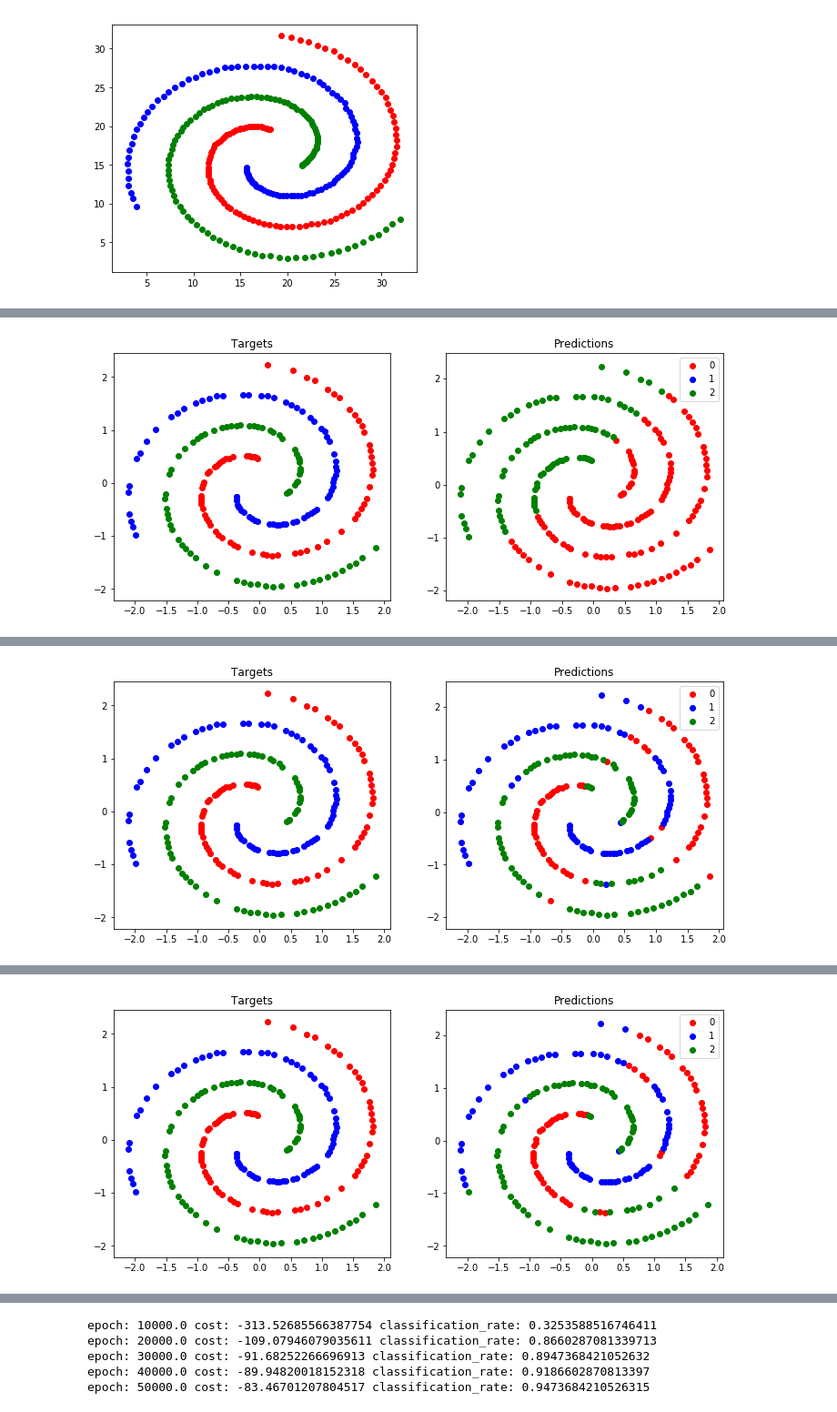
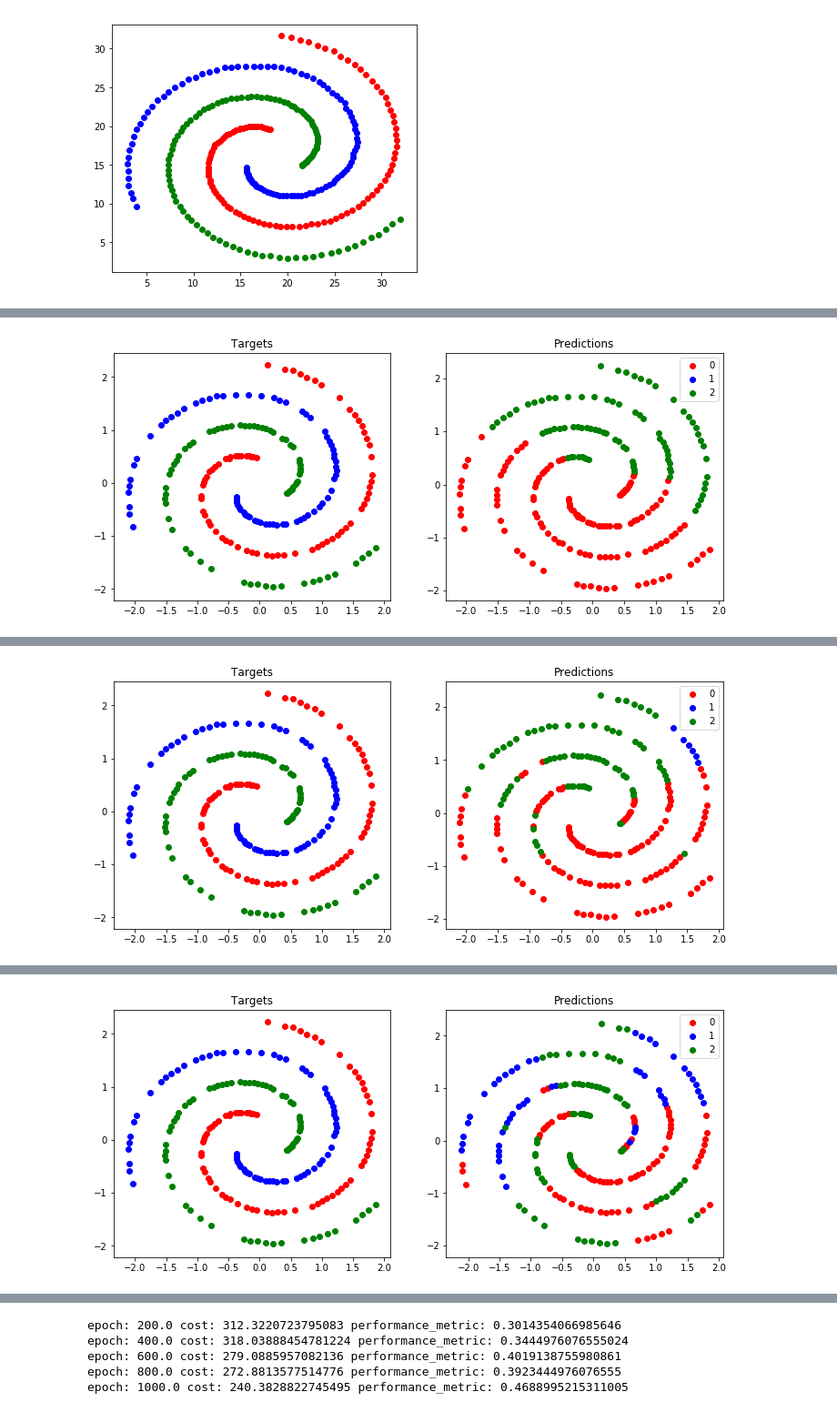
Before and after one commit to jackblandin/research, a Jupyter notebook: experiments/nn/mlp.ipynb, the cells around one changed output, grey strips where cells are left out. Shown at 91% size. Drawn from its saved outputs; the diff is of its cells as text; code cells hidden in the pictures.

```diff
--- a/experiments/nn/mlp.ipynb
+++ b/experiments/nn/mlp.ipynb
@@ -1211,10 +1462,10 @@ y_test = spiral_test['target'].values
 # %%
 np.random.seed(123)
 
-model = SpiralMLP(D=2, hidden_layer_sizes=[50, 50, 50, 50],
-                  K=3, Z=ReLU(), learning_rate=1e-8, grad_scaler=1)
+model = SpiralMLP(D=2, hidden_layer_sizes=[100, 100, 100, 100],
+                  K=3, Z=ReLU(), learning_rate=1e-8, reg=1e-7)
 
-model.fit(X_train, y_train, 50000, batch_size=100)
+model.fit(X_train, y_train, 1000, batch_size=100)
 
 preds, Z = model.forward(X_test)
 digit_preds = np.argmax(preds, axis=1)
@@ -1225 +1476 @@ epoch: 0 cost: -313.52685566387754 classification_rate: 0.3253588516746411
-[figure, old version]
+[figure, new version]
@@ -1227 +1478 @@ epoch: 10000 cost: -109.07946079035611 classification_rate: 0.8660287081339713
-[figure, old version]
+[figure, new version]
@@ -1229 +1480 @@ epoch: 20000 cost: -91.68252266696913 classification_rate: 0.8947368421052632
-[figure, old version]
+[figure, new version]
@@ -1234,5 +1485,5 @@ epoch: 40000 cost: -83.46701207804517 classification_rate: 0.9473684210526315
-epoch: 10000.0 cost: -313.52685566387754 classification_rate: 0.3253588516746411
-epoch: 20000.0 cost: -109.07946079035611 classification_rate: 0.8660287081339713
-epoch: 30000.0 cost: -91.68252266696913 classification_rate: 0.8947368421052632
-epoch: 40000.0 cost: -89.94820018152318 classification_rate: 0.9186602870813397
-epoch: 50000.0 cost: -83.46701207804517 classification_rate: 0.9473684210526315
+epoch: 200.0 cost: 312.3220723795083 performance_metric: 0.3014354066985646
+epoch: 400.0 cost: 318.03888454781224 performance_metric: 0.3444976076555024
+epoch: 600.0 cost: 279.0885957082136 performance_metric: 0.4019138755980861
+epoch: 800.0 cost: 272.8813577514776 performance_metric: 0.3923444976076555
+epoch: 1000.0 cost: 240.3828822745495 performance_metric: 0.4688995215311005
```
Also changed, not shown: parts of 10 cells of this notebook, 4 other files.
